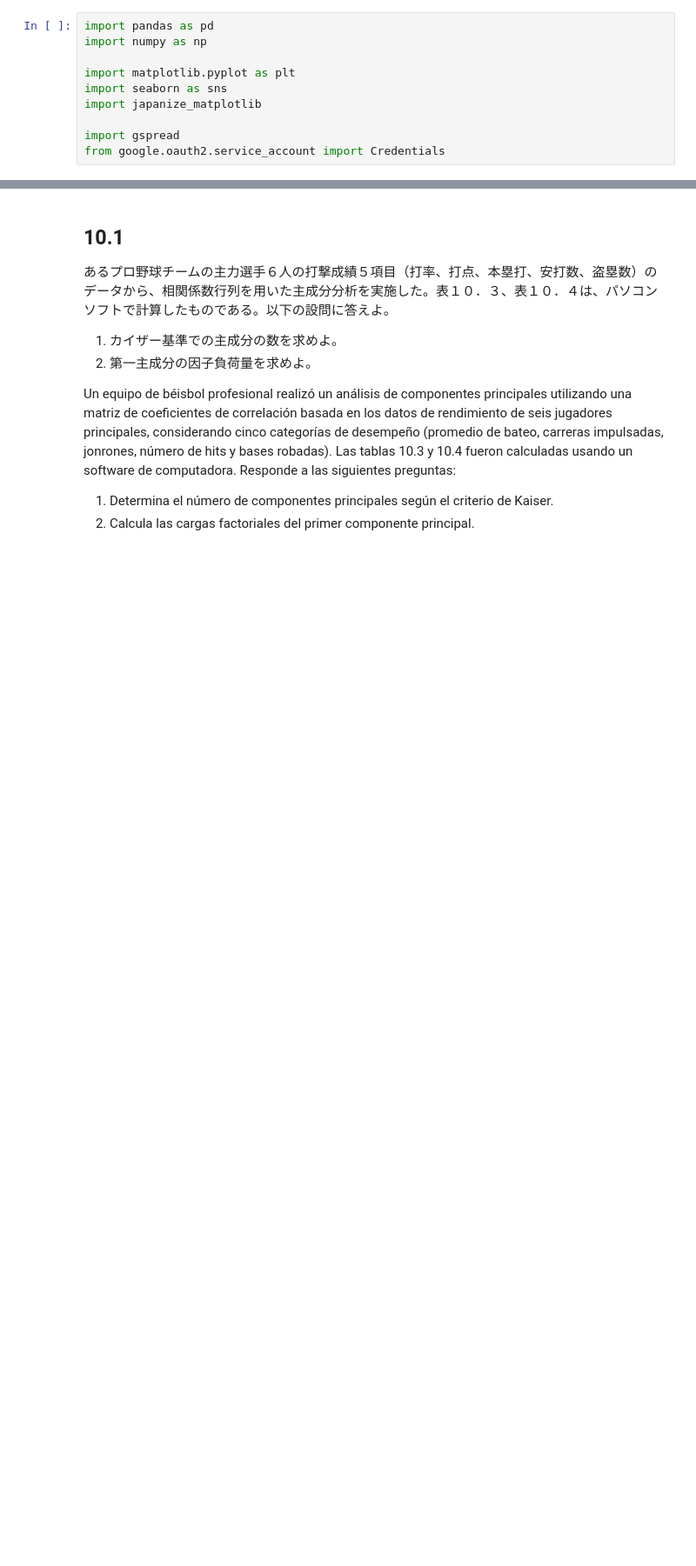
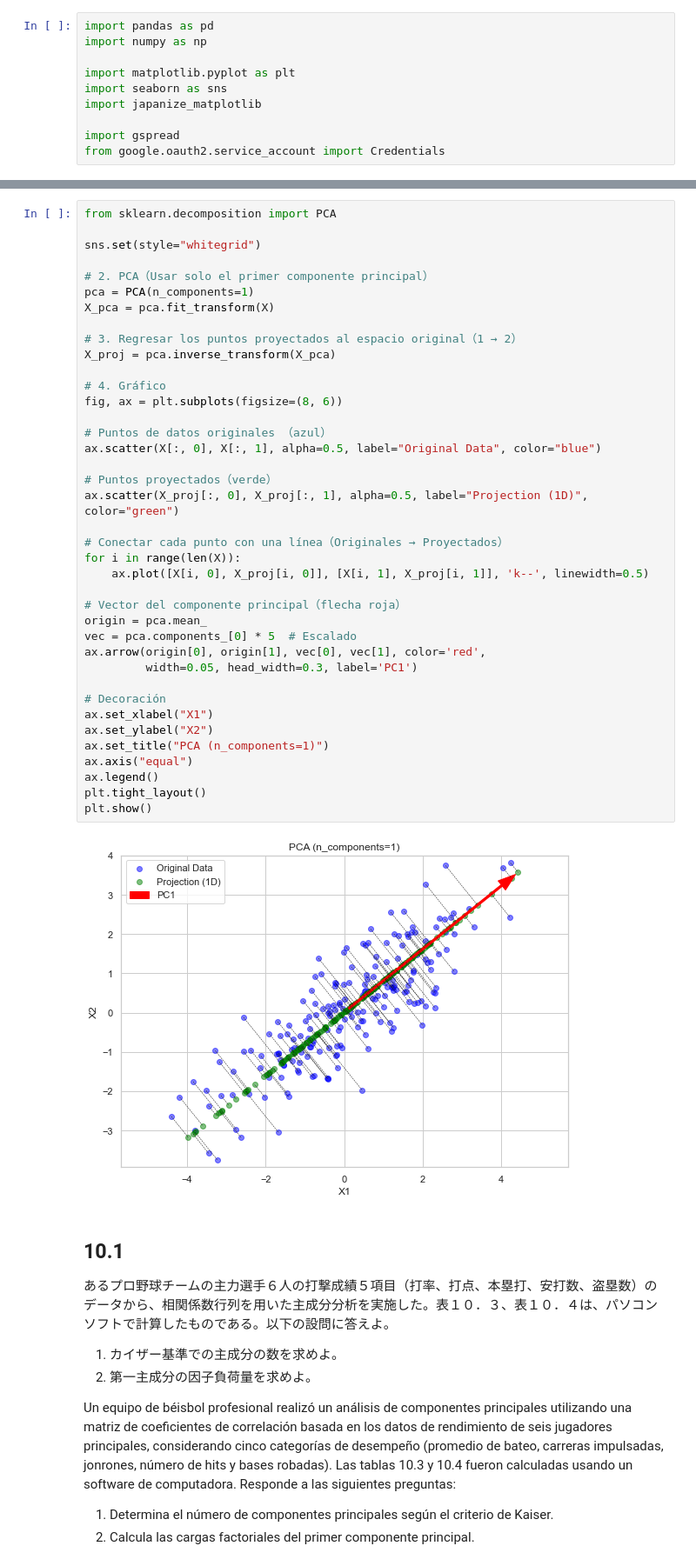
Before and after one commit to HiroshiATakano/QCKentei1, a Jupyter notebook: QCKentei1-10.ipynb, the cells around one changed output, grey strips where cells are left out. Shown at 87% size. Drawn from its saved outputs; the diff is of its cells as text; blank space fills up the shorter version.

```diff
--- a/QCKentei1-10.ipynb
+++ b/QCKentei1-10.ipynb
@@ -90,3 +150,44 @@ from google.oauth2.service_account import Credentials
+# %%
+from sklearn.decomposition import PCA
+
+sns.set(style="whitegrid")
+
+# 2. PCA（Usar solo el primer componente principal）
+pca = PCA(n_components=1)
+X_pca = pca.fit_transform(X)
+
+# 3. Regresar los puntos proyectados al espacio original（1 → 2）
+X_proj = pca.inverse_transform(X_pca)
+
+# 4. Gráfico
+fig, ax = plt.subplots(figsize=(8, 6))
+
+# Puntos de datos originales （azul）
+ax.scatter(X[:, 0], X[:, 1], alpha=0.5, label="Original Data", color="blue")
+
+# Puntos proyectados（verde）
+ax.scatter(X_proj[:, 0], X_proj[:, 1], alpha=0.5, label="Projection (1D)", color="green")
+
+# Conectar cada punto con una línea（Originales → Proyectados）
+for i in range(len(X)):
+    ax.plot([X[i, 0], X_proj[i, 0]], [X[i, 1], X_proj[i, 1]], 'k--', linewidth=0.5)
+
+# Vector del componente principal（flecha roja）
+origin = pca.mean_
+vec = pca.components_[0] * 5  # Escalado
+ax.arrow(origin[0], origin[1], vec[0], vec[1], color='red',
+         width=0.05, head_width=0.3, label='PC1')
+
+# Decoración
+ax.set_xlabel("X1")
+ax.set_ylabel("X2")
+ax.set_title("PCA (n_components=1)")
+ax.axis("equal")
+ax.legend()
+plt.tight_layout()
+plt.show()
+# %% [output]
+[figure, added]
 # %% [markdown]
 ## 10.1
 
```
Also changed, not shown: parts of 26 cells of this notebook, 22 other files.
